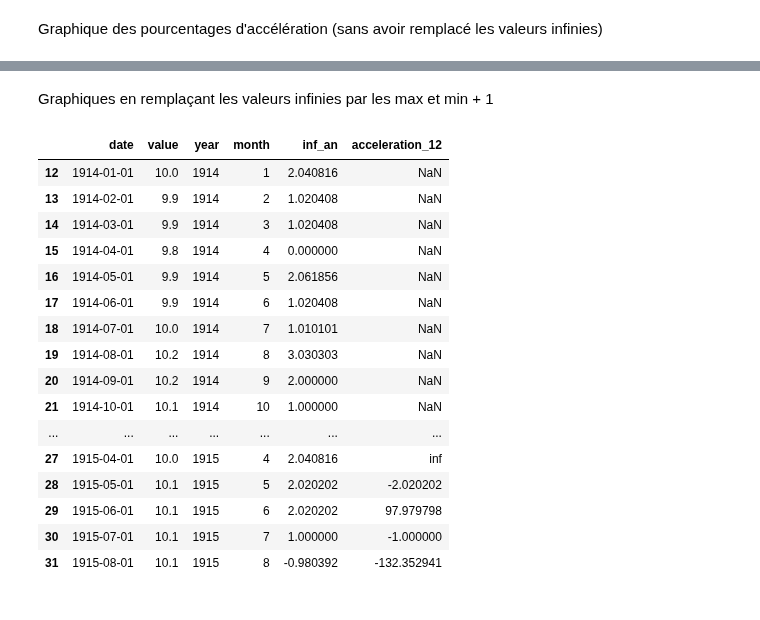
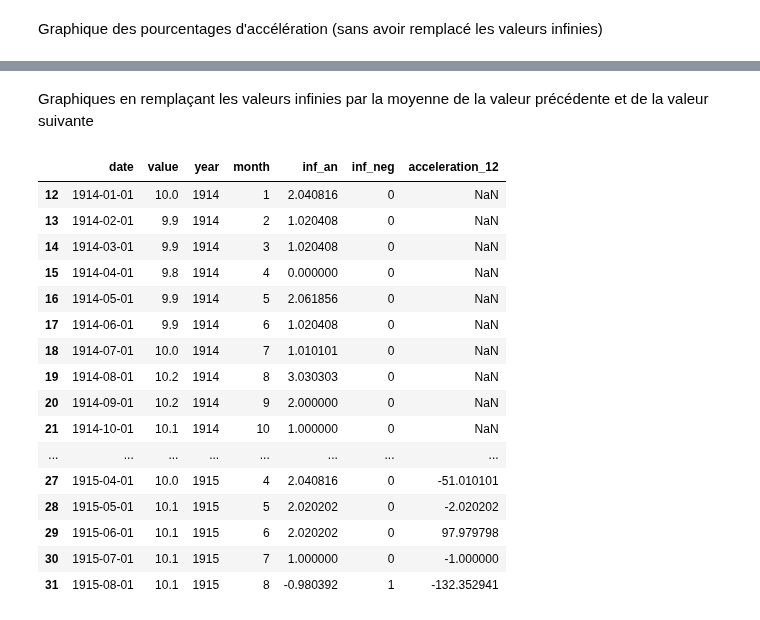
Before and after one commit to Rapamel/ProjetPythonDatascience, a Jupyter notebook: Main_Inflation.ipynb, the cells around one changed output, grey strips where cells are left out. Saved outputs shown, nothing was run; the diff lists cells and outputs as text; code cells hidden in the pictures.

```diff
--- a/Main_Inflation.ipynb
+++ b/Main_Inflation.ipynb
@@ -386,28 +386,45 @@ invalid value encountered in reduce
 # %% [markdown]
-Graphiques en remplaçant les valeurs infinies par les max et min + 1
+Graphiques en remplaçant les valeurs infinies par la moyenne de la valeur précédente et de la valeur suivante
-# %%
-infp=CPI_sub["acceleration_12"].max()+1
-infn=CPI_sub["acceleration_12"].min()-1
-
-CPI_sub.loc[(CPI_sub['acceleration_12'] == float('inf')) & (CPI_sub['inf_an'] > 0), 'acceleration_12'] = infp
-CPI_sub.loc[(CPI_sub['acceleration_12'] == float('inf')) & (CPI_sub['inf_an'] < 0), 'acceleration_12'] = infn
-
-CPI_sub.head(20)
-# %% [output]
-|  | date | value | year | month | inf_an | acceleration_12 |
-| 12 | 1914-01-01 | 10.0 | 1914 | 1 | 2.040816 | NaN |
-| 13 | 1914-02-01 | 9.9 | 1914 | 2 | 1.020408 | NaN |
-| 14 | 1914-03-01 | 9.9 | 1914 | 3 | 1.020408 | NaN |
-| 15 | 1914-04-01 | 9.8 | 1914 | 4 | 0.000000 | NaN |
-| 16 | 1914-05-01 | 9.9 | 1914 | 5 | 2.061856 | NaN |
-| 17 | 1914-06-01 | 9.9 | 1914 | 6 | 1.020408 | NaN |
-| 18 | 1914-07-01 | 10.0 | 1914 | 7 | 1.010101 | NaN |
-| 19 | 1914-08-01 | 10.2 | 1914 | 8 | 3.030303 | NaN |
-| 20 | 1914-09-01 | 10.2 | 1914 | 9 | 2.000000 | NaN |
-| 21 | 1914-10-01 | 10.1 | 1914 | 10 | 1.000000 | NaN |
-| ... | ... | ... | ... | ... | ... | ... |
-| 27 | 1915-04-01 | 10.0 | 1915 | 4 | 2.040816 | inf |
-| 28 | 1915-05-01 | 10.1 | 1915 | 5 | 2.020202 | -2.020202 |
-| 29 | 1915-06-01 | 10.1 | 1915 | 6 | 2.020202 | 97.979798 |
-| 30 | 1915-07-01 | 10.1 | 1915 | 7 | 1.000000 | -1.000000 |
-| 31 | 1915-08-01 | 10.1 | 1915 | 8 | -0.980392 | -132.352941 |
+# %%
+# moyenne valeur d'avant et après
+
+# On le fait un nb arbitraire de fois pour traiter les cas de 3,4,5,6 valeurs infinies se suivant.
+# On ne fait pas une boucle while par exemple sur la moyenne pour éviter les boucles infinies
+
+for i in range(5):
+    # traitement des valeurs infinies isolées: remplacement par la moyenne entre la valeur précédente et la valeur suivante
+    CPI_sub.loc[
+        abs(CPI_sub["acceleration_12"]) == np.inf,
+        "acceleration_12"
+    ] = (CPI_sub["acceleration_12"].shift(1) + CPI_sub["acceleration_12"].shift(-1)) / 2
+    #traitement des valeurs infinies suivies de valeurs infinies: remplacement par la valeur précédente
+    CPI_sub.loc[
+        (abs(CPI_sub["acceleration_12"]) == np.inf) & (abs(CPI_sub["acceleration_12"].shift(-1)) == np.inf),
+        "acceleration_12"
+    ] = CPI_sub["acceleration_12"].shift(1)
+
+    #traitement des valeurs infinies précédées de valeurs infinies: remplacement par la valeur suivante
+    CPI_sub.loc[
+        (abs(CPI_sub["acceleration_12"]) == np.inf) & (abs(CPI_sub["acceleration_12"].shift(1)) == np.inf),
+        "acceleration_12"
+    ] = CPI_sub["acceleration_12"].shift(-1)
+
+CPI_sub.head(20)
+# %% [output]
+|  | date | value | year | month | inf_an | inf_neg | acceleration_12 |
+| 12 | 1914-01-01 | 10.0 | 1914 | 1 | 2.040816 | 0 | NaN |
+| 13 | 1914-02-01 | 9.9 | 1914 | 2 | 1.020408 | 0 | NaN |
+| 14 | 1914-03-01 | 9.9 | 1914 | 3 | 1.020408 | 0 | NaN |
+| 15 | 1914-04-01 | 9.8 | 1914 | 4 | 0.000000 | 0 | NaN |
+| 16 | 1914-05-01 | 9.9 | 1914 | 5 | 2.061856 | 0 | NaN |
+| 17 | 1914-06-01 | 9.9 | 1914 | 6 | 1.020408 | 0 | NaN |
+| 18 | 1914-07-01 | 10.0 | 1914 | 7 | 1.010101 | 0 | NaN |
+| 19 | 1914-08-01 | 10.2 | 1914 | 8 | 3.030303 | 0 | NaN |
+| 20 | 1914-09-01 | 10.2 | 1914 | 9 | 2.000000 | 0 | NaN |
+| 21 | 1914-10-01 | 10.1 | 1914 | 10 | 1.000000 | 0 | NaN |
+| ... | ... | ... | ... | ... | ... | ... | ... |
+| 27 | 1915-04-01 | 10.0 | 1915 | 4 | 2.040816 | 0 | -51.010101 |
+| 28 | 1915-05-01 | 10.1 | 1915 | 5 | 2.020202 | 0 | -2.020202 |
+| 29 | 1915-06-01 | 10.1 | 1915 | 6 | 2.020202 | 0 | 97.979798 |
+| 30 | 1915-07-01 | 10.1 | 1915 | 7 | 1.000000 | 0 | -1.000000 |
+| 31 | 1915-08-01 | 10.1 | 1915 | 8 | -0.980392 | 1 | -132.352941 |
```
Also changed, not shown: parts of 13 cells of this notebook, 3 other files.
